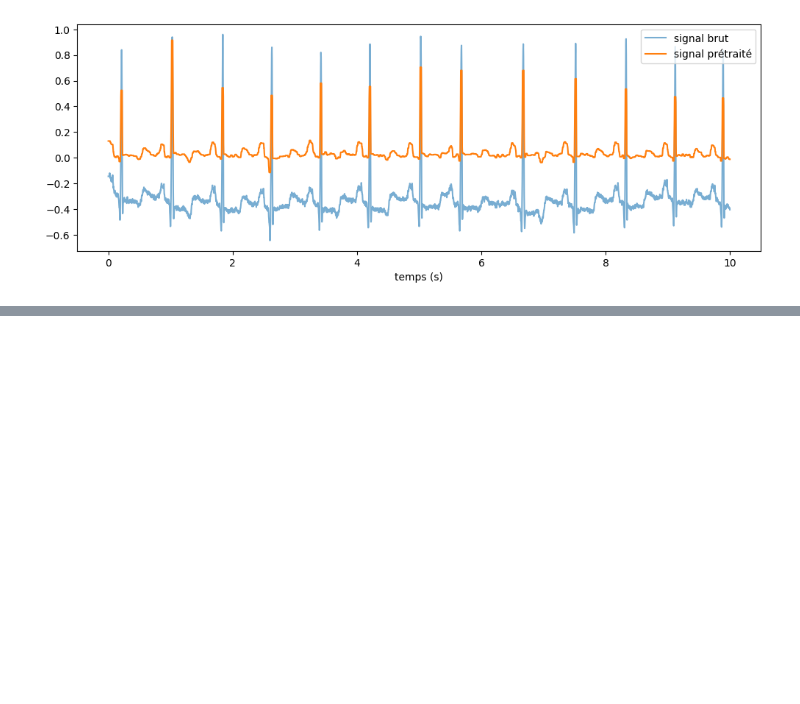
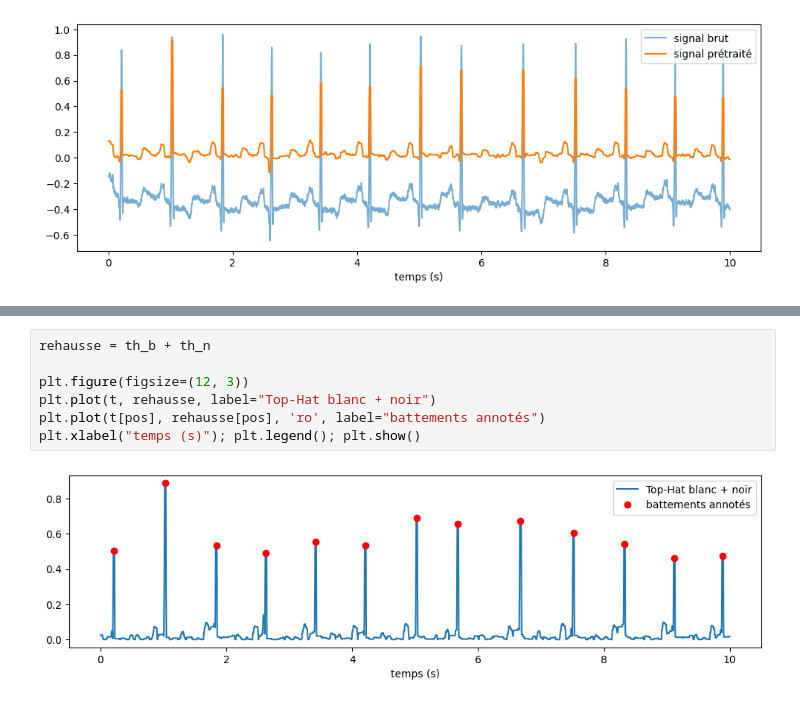
Before and after one commit to ROUA329/CardioMorph, a Jupyter notebook: cardiomorph-ecg.ipynb, the cells around one changed output, grey strips where cells are left out. Saved outputs shown, nothing was run; the diff lists cells and outputs as text; blank space fills up the shorter version.

Commit message:
Kaggle Notebook | CardioMorph_ECG | Etape 6 : rehaussement Top-Hat et gradient

```diff
--- a/cardiomorph-ecg.ipynb
+++ b/cardiomorph-ecg.ipynb
@@ -256,0 +279,9 @@ plt.xlabel("temps (s)"); plt.legend(); plt.show()
+# %%
+rehausse = th_b + th_n
+
+plt.figure(figsize=(12, 3))
+plt.plot(t, rehausse, label="Top-Hat blanc + noir")
+plt.plot(t[pos], rehausse[pos], 'ro', label="battements annotés")
+plt.xlabel("temps (s)"); plt.legend(); plt.show()
+# %% [output]
+[figure, added]
```
Also changed, not shown: parts of 3 cells of this notebook.
